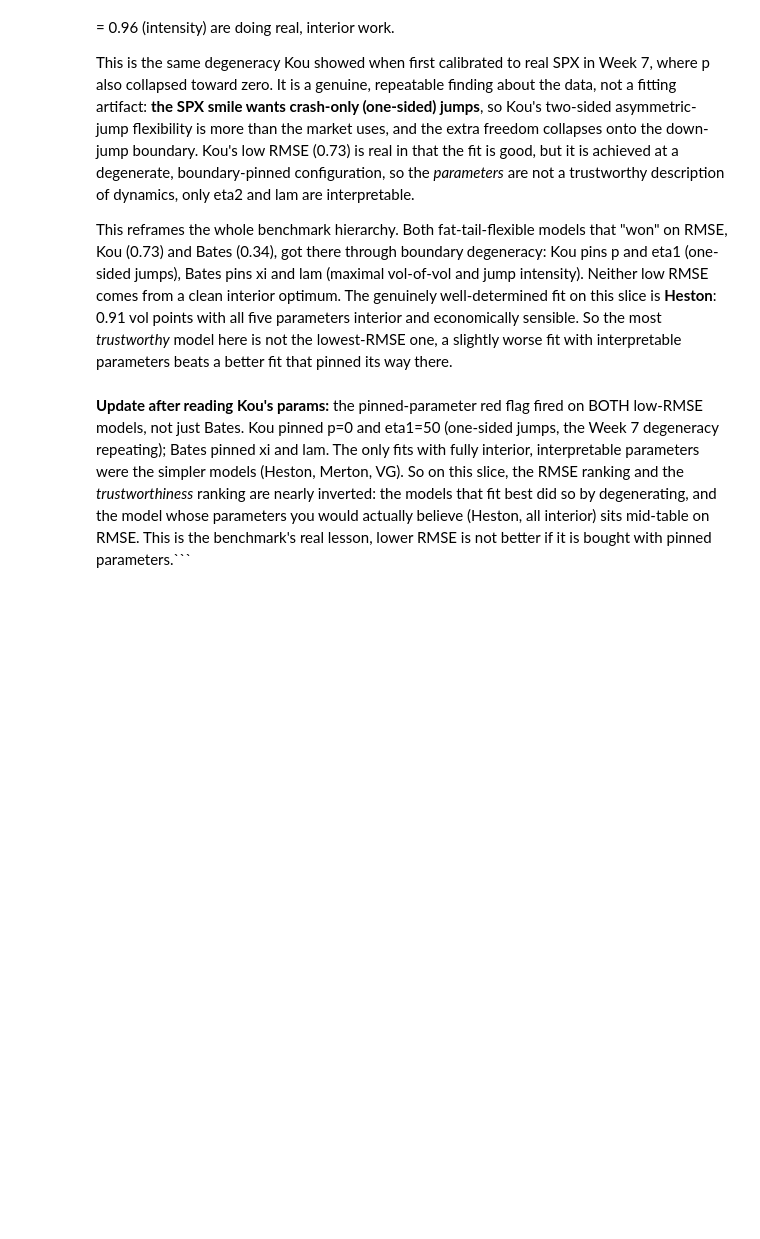
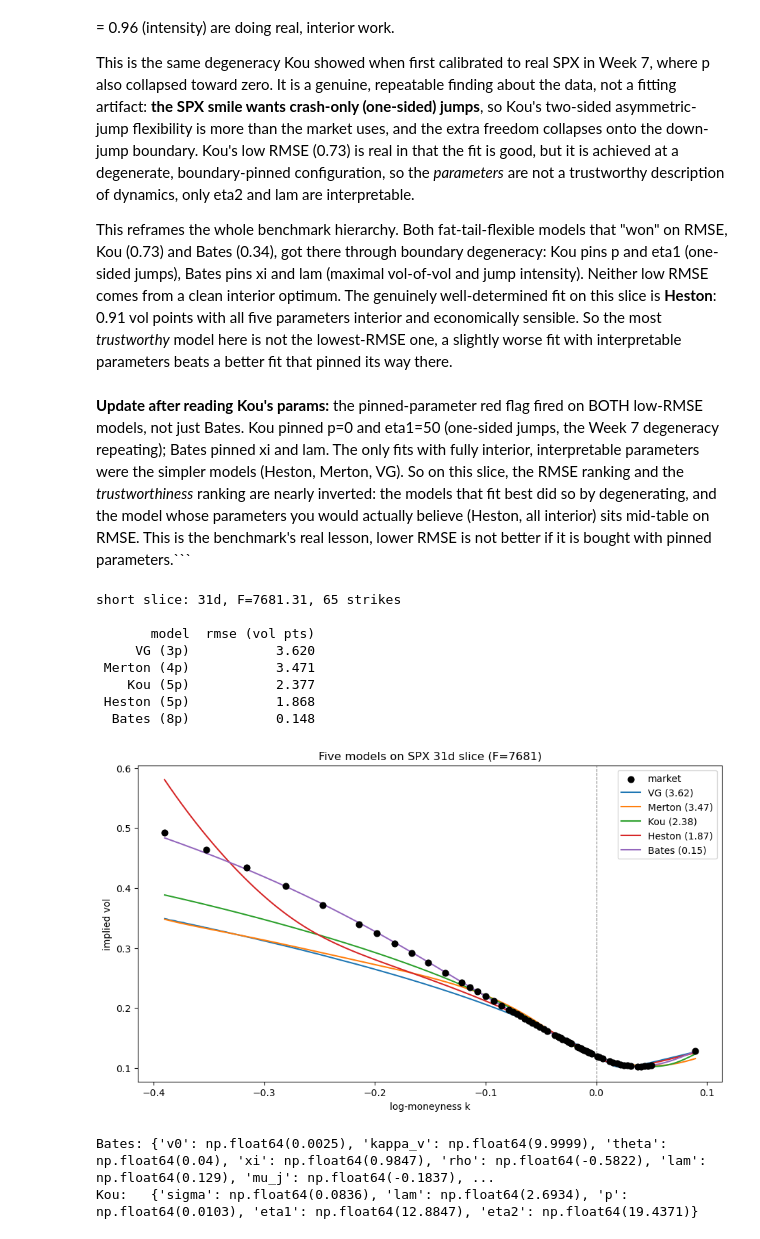
Before and after one commit to Kunvuthi/quant-project, a Jupyter notebook: notebooks/16_cross_model_benchmark.ipynb, the cells around one changed output. Cells and saved outputs as stored; diff of their text form; code cells hidden in the pictures; blank space fills up the shorter version.

Commit message:
Add short dated SPX slice for notebook 16 cross model comparison

````diff
--- a/notebooks/16_cross_model_benchmark.ipynb
+++ b/notebooks/16_cross_model_benchmark.ipynb
@@ -214,3 +213,79 @@ are nearly inverted: the models that fit best did so by degenerating, and the
 model whose parameters you would actually believe (Heston, all interior) sits
 mid-table on RMSE. This is the benchmark's real lesson, lower RMSE is not better
 if it is bought with pinned parameters.```
+# %%
+# --- Self-contained short-dated benchmark (own fetch, independent of the 82d cells) ---
+from data.option_chain import fetch_chain_cboe, build_slice
+from calibration.implied_vol import bsm_implied_vol
+from calibration.jumps import calibrate_merton, calibrate_kou
+from calibration.fourier_models import calibrate_vg, calibrate_heston, calibrate_bates
+from pricing.fourier import (vg_cos_price, merton_cos_price, kou_cos_price,
+                             cos_call_price, bates_cos_price)
+from models.bsm import bsm_vega
+import numpy as np
+from matplotlib import pyplot as plt
+
+R = 0.045
+all_opts_s, spot_s = fetch_chain_cboe("^SPX")
+
+s30 = build_slice(all_opts_s, spot_s, target_days=30, r=R,
+                  bsm_implied_vol=bsm_implied_vol, bsm_vega=bsm_vega,
+                  max_staleness_days=7)
+k30, iv30, w30 = s30["k"], s30["iv"], s30["weights"]
+F30, T30, dte30 = s30["F"], s30["T"], s30["dte"]
+print(f"short slice: {dte30}d, F={F30:.2f}, {len(k30)} strikes\n")
+
+res30 = {
+    "VG (3p)":     calibrate_vg(k30, iv30, F30, T30, R, w30),
+    "Merton (4p)": calibrate_merton(k30, iv30, F30, T30, R, w30),
+    "Kou (5p)":    calibrate_kou(k30, iv30, F30, T30, R, w30),
+    "Heston (5p)": calibrate_heston(k30, iv30, F30, T30, R, w30),
+    "Bates (8p)":  calibrate_bates(k30, iv30, F30, T30, R, w30),
+}
+print(f"{'model':>12}  {'rmse (vol pts)':>14}")
+for name, (_, rmse) in res30.items():
+    print(f"{name:>12}  {rmse*100:>14.3f}")
+
+# reconstruct fitted smiles
+kd = np.linspace(k30.min(), k30.max(), 200)
+Kd = F30 * np.exp(kd)
+def iv_r(price_fn, rate):
+    return np.array([bsm_implied_vol(price_fn(K), F30, K, T30, rate, "call", b=0.0) for K in Kd])
+
+vp = res30["VG (3p)"][0]; mp = res30["Merton (4p)"][0]; kp = res30["Kou (5p)"][0]
+hp = res30["Heston (5p)"][0]; bp = res30["Bates (8p)"][0]
+curves = {
+    "VG":     iv_r(lambda K: vg_cos_price(F30, R, R, T30, vp.sigma, vp.nu, vp.theta, K, "call"), R),
+    "Merton": iv_r(lambda K: merton_cos_price(F30, R, R, T30, mp.sigma, mp.lam, mp.mu_j, mp.delta_j, K, "call"), R),
+    "Kou":    iv_r(lambda K: kou_cos_price(F30, R, R, T30, kp.sigma, kp.lam, kp.p, kp.eta1, kp.eta2, K, "call", L=14), R),
+    "Heston": iv_r(lambda K: cos_call_price(F30, hp.v0, hp.kappa_v, hp.theta, hp.xi, hp.rho, 0.0, T30, K), 0.0),
+    "Bates":  iv_r(lambda K: bates_cos_price(F30, bp.v0, bp.kappa_v, bp.theta, bp.xi, bp.rho, R, R, T30, K, bp.lam, bp.mu_j, bp.delta_j, "call"), R),
+}
+rmse30 = {n.split()[0]: res30[n][1] for n in res30}
+
+fig, ax = plt.subplots(figsize=(11, 6))
+ax.scatter(k30, iv30, s=40, color="black", zorder=5, label="market")
+for name, iv in curves.items():
+    ax.plot(kd, iv, lw=1.5, label=f"{name} ({rmse30[name]*100:.2f})")
+ax.axvline(0, color="gray", ls="--", lw=0.8)
+ax.set_xlabel("log-moneyness k"); ax.set_ylabel("implied vol")
+ax.set_title(f"Five models on SPX {dte30}d slice (F={F30:.0f})")
+ax.legend()
+plt.show()
+# %% [output]
+short slice: 31d, F=7681.31, 65 strikes
+
+       model  rmse (vol pts)
+     VG (3p)           3.620
+ Merton (4p)           3.471
+    Kou (5p)           2.377
+ Heston (5p)           1.868
+  Bates (8p)           0.148
+[figure, added]
+# %%
+bp = res30["Bates (8p)"][0]; kp = res30["Kou (5p)"][0]
+print("Bates:", {f: round(getattr(bp, f), 4) for f in bp._fields})
+print("Kou:  ", {f: round(getattr(kp, f), 4) for f in kp._fields})
+# %% [output]
+Bates: {'v0': np.float64(0.0025), 'kappa_v': np.float64(9.9999), 'theta': np.float64(0.04), 'xi': np.float64(0.9847), 'rho': np.float64(-0.5822), 'lam': np.float64(0.129), 'mu_j': np.float64(-0.1837), ...
+Kou:   {'sigma': np.float64(0.0836), 'lam': np.float64(2.6934), 'p': np.float64(0.0103), 'eta1': np.float64(12.8847), 'eta2': np.float64(19.4371)}
````
Also changed, not shown: parts of 6 cells of this notebook.
